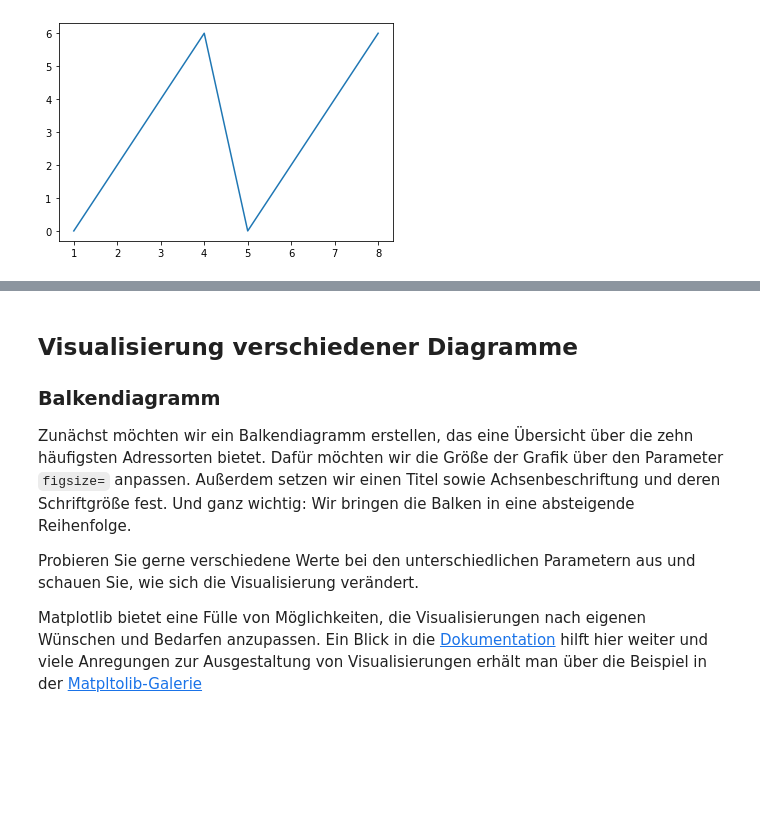
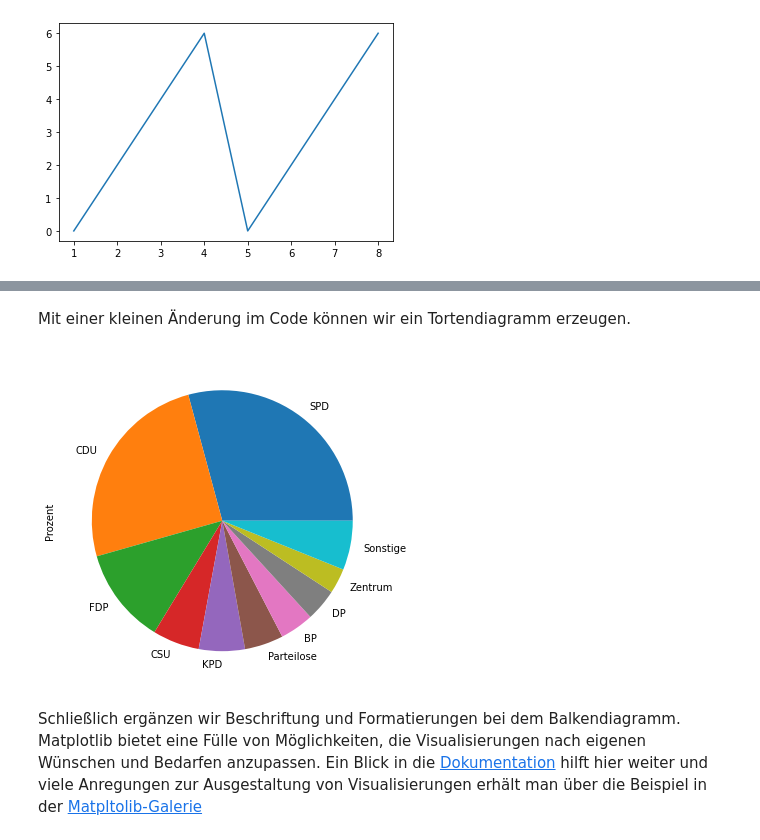
Before and after one commit to Digital-History-Berlin/Python-fuer-Historiker-innen-Intermediate, a Jupyter notebook: ch03-plotten/02-intro-matplotlib.ipynb, the cells around one changed output, grey strips where cells are left out. Saved outputs shown, nothing was run; the diff lists cells and outputs as text; code cells hidden in the pictures; blank space fills up the shorter version.

```diff
--- a/ch03-plotten/02-intro-matplotlib.ipynb
+++ b/ch03-plotten/02-intro-matplotlib.ipynb
@@ -59,11 +92,12 @@ df.head(3)
+# %% [markdown]
+Mit einer kleinen Änderung im Code können wir ein Tortendiagramm erzeugen.
+# %%
+fig, ax = plt.subplots(figsize=(12,6))
+
+df_vote.loc[:, 'Prozent'].plot(kind='pie',
+                               ax=ax);
+# %% [output]
+[figure, added]
 # %% [markdown]
-## Visualisierung verschiedener Diagramme
-
-### Balkendiagramm
-
-Zunächst möchten wir ein Balkendiagramm erstellen, das eine Übersicht über die zehn häufigsten Adressorten bietet. Dafür möchten wir die Größe der Grafik über den Parameter `figsize=` anpassen. Außerdem setzen wir einen Titel sowie Achsenbeschriftung und deren Schriftgröße fest. Und ganz wichtig: Wir bringen die Balken in eine absteigende Reihenfolge.
-
-Probieren Sie gerne verschiedene Werte bei den unterschiedlichen Parametern aus und schauen Sie, wie sich die Visualisierung verändert.
-
-Matplotlib bietet eine Fülle von Möglichkeiten, die Visualisierungen nach eigenen Wünschen und Bedarfen anzupassen. Ein Blick in die [Dokumentation](https://matplotlib.org/stable/api/index.html) hilft hier weiter und viele Anregungen zur Ausgestaltung von Visualisierungen erhält man über die Beispiel in der [Matpltolib-Galerie](https://matplotlib.org/stable/gallery/index.html)
+Schließlich ergänzen wir Beschriftung und Formatierungen bei dem Balkendiagramm. Matplotlib bietet eine Fülle von Möglichkeiten, die Visualisierungen nach eigenen Wünschen und Bedarfen anzupassen. Ein Blick in die [Dokumentation](https://matplotlib.org/stable/api/index.html) hilft hier weiter und viele Anregungen zur Ausgestaltung von Visualisierungen erhält man über die Beispiel in der [Matpltolib-Galerie](https://matplotlib.org/stable/gallery/index.html)
 # %%
```
Also changed, not shown: parts of 21 cells of this notebook, 5 other files.
